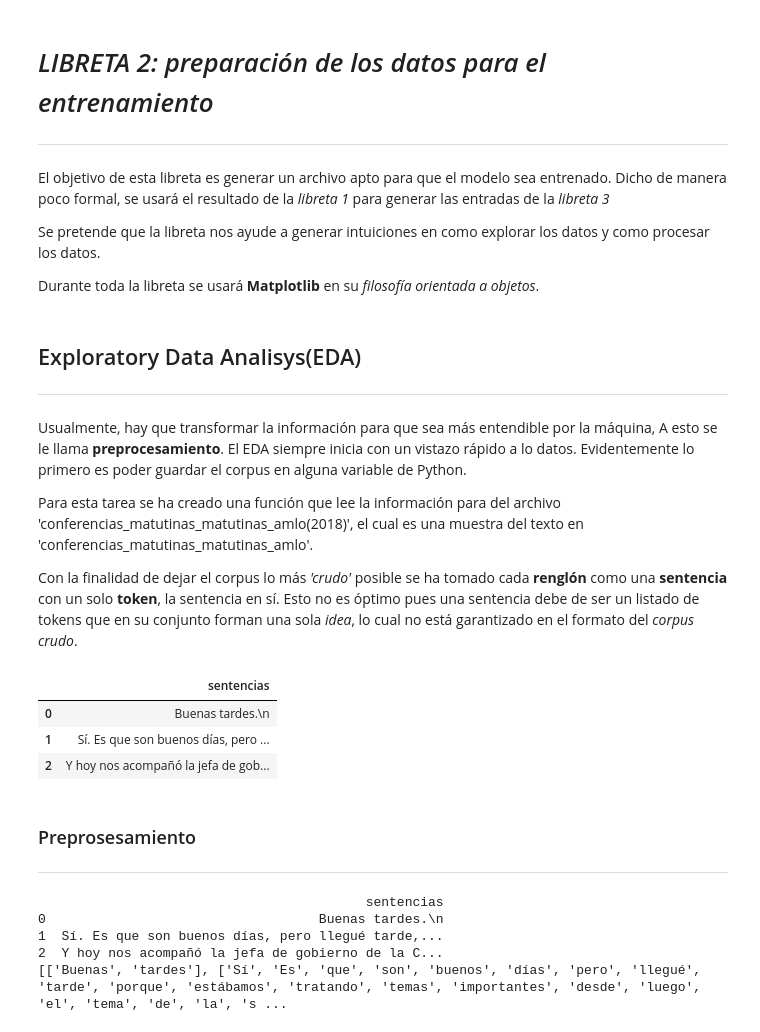
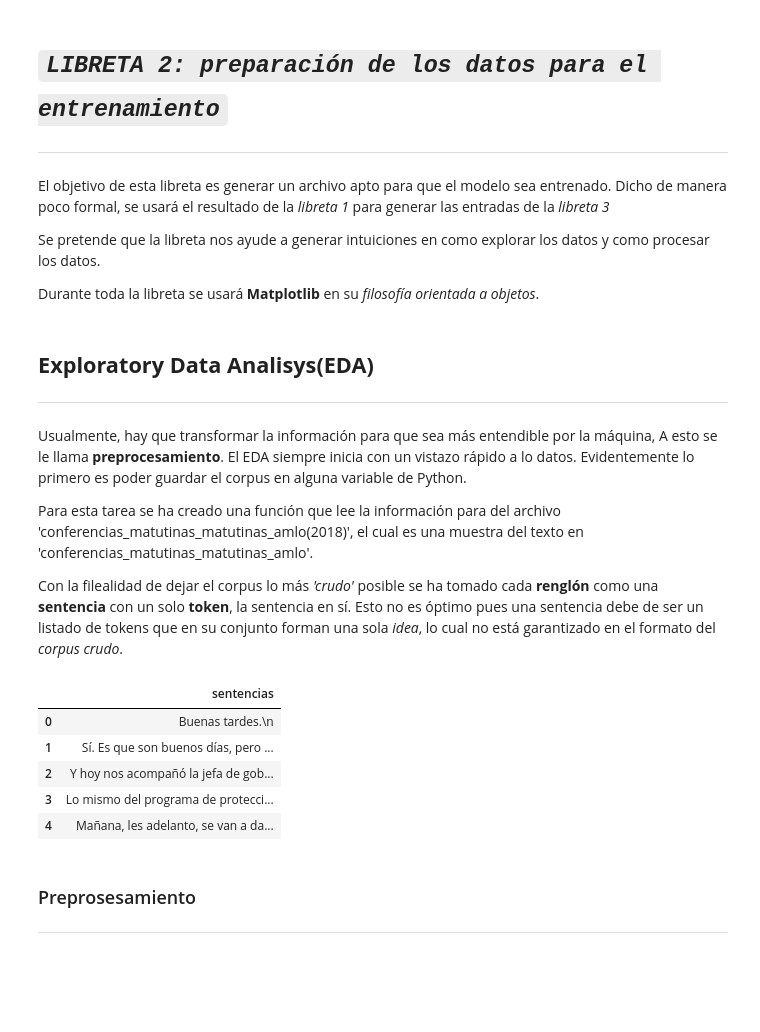
Before and after one commit to JuventinoLVH/Amblobot_2000, a Jupyter notebook: libreta_2.ipynb, the cells around one changed output. Cells and saved outputs as stored; diff of their text form; code cells hidden in the pictures; blank space fills up the shorter version.

Commit message:
Primera y segunda libretas listas

```diff
--- a/libreta_2.ipynb
+++ b/libreta_2.ipynb
@@ -1,5 +1,5 @@
 # %% [markdown]
-# *LIBRETA 2: preparación de los datos para el entrenamiento*
+# *`LIBRETA 2: preparación de los datos para el entrenamiento`*
 ---
 # %% [markdown]
 El objetivo de esta libreta es generar un archivo apto para que el modelo sea entrenado.
@@ -27,61 +28,43 @@ from nltk.lm.preprocessing import flatten
 
 import re
 # %% [markdown]
-## Exploratory Data Analisys(EDA)
+## **Exploratory Data Analisys(EDA)**
 ---
 Usualmente, hay que transformar la información para que sea más entendible por la máquina, A esto se le llama **preprocesamiento**. El EDA siempre inicia con un vistazo rápido a lo datos. Evidentemente lo primero es poder guardar el corpus en alguna variable de Python.
 
 Para esta tarea se ha creado una función que lee la información para del archivo 'conferencias_matutinas_matutinas_amlo(2018)', el cual es una muestra del texto en 'conferencias_matutinas_matutinas_amlo'.
 
-Con la finalidad de dejar el corpus lo más *'crudo'* posible se ha tomado cada **renglón** como una **sentencia** con un solo **token**, la sentencia en sí. Esto no es óptimo pues una sentencia debe de ser un listado de tokens que en su conjunto forman una sola *idea*, lo cual no está garantizado en el formato del *corpus crudo*.
+Con la filealidad de dejar el corpus lo más *'crudo'* posible se ha tomado cada **renglón** como una **sentencia** con un solo **token**, la sentencia en sí. Esto no es óptimo pues una sentencia debe de ser un listado de tokens que en su conjunto forman una sola *idea*, lo cual no está garantizado en el formato del *corpus crudo*.
 # %%
 def Leer_corpus(path,nrows=-1):
     corpus_raw	= pd.DataFrame(columns=['sentencias'])
     if nrows > 0 :
         with open(path,'r',encoding="utf-8") as frame:
             contador = 0;
             for linea in frame:
                 if contador == nrows :
                     break
                 auxiliar = pd.DataFrame( [linea],columns=['sentencias'])
                 corpus_raw = pd.concat( [corpus_raw, auxiliar ] ,ignore_index=True)
                 contador=contador+1
     else:
         with open(path,'r',encoding="utf-8") as frame:
             for linea in frame:
                 auxiliar = pd.DataFrame( [linea],columns=['sentencias'])
                 corpus_raw = pd.concat( [corpus_raw, auxiliar ] ,ignore_index=True)
     return corpus_raw
 
-path ="./conferencias_matutinas_amlo(2018).txt"
-corpus_crudo = Leer_corpus(path,3)
+path ="./conferencias_matutinas_amlo.txt"
+corpus_crudo = Leer_corpus(path,8000)
 
 corpus_crudo.head()
 # %% [output]
 |  | sentencias |
 | 0 | Buenas tardes.\n |
 | 1 | Sí. Es que son buenos días, pero ... |
 | 2 | Y hoy nos acompañó la jefa de gob... |
+| 3 | Lo mismo del programa de protecci... |
+| 4 | Mañana, les adelanto, se van a da... |
 # %% [markdown]
 ### Preprosesamiento
 ---
-# %%
-print( corpus_crudo )
-
-#Recuerda juve, el resutado debe de ser una lista de listas (un conjunto de sentencias), cada sentencia son varios tokens
-#
-def Procesamiento_1(corpus):
-    corpus_preprocesado = corpus_crudo.values.tolist() # <- Una lista de listas(sublistas). Cada sublistas tiene solo un elemento.
-    corpus_preprocesado = [ re.sub(r'\W',' ',sentencia[0]).split()
-                           for sentencia in corpus_preprocesado]
-
-    return corpus_preprocesado
-
-corpus_procesamiento_minimo = Procesamiento_1(corpus_crudo)
-print(corpus_procesamiento_minimo)
-# %% [output]
-                                          sentencias
-0                                   Buenas tardes.\n
-1  Sí. Es que son buenos días, pero llegué tarde,...
-2  Y hoy nos acompañó la jefa de gobierno de la C...
-[['Buenas', 'tardes'], ['Sí', 'Es', 'que', 'son', 'buenos', 'días', 'pero', 'llegué', 'tarde', 'porque', 'estábamos', 'tratando', 'temas', 'importantes', 'desde', 'luego', 'el', 'tema', 'de', 'la', 's ...
```
Also changed, not shown: parts of 9 cells of this notebook, 11 other files.
